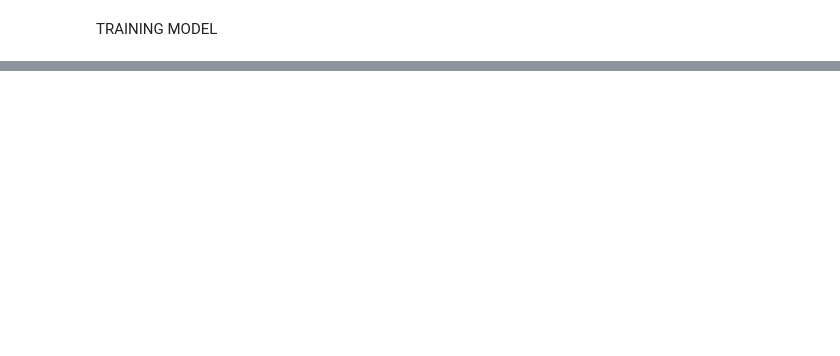
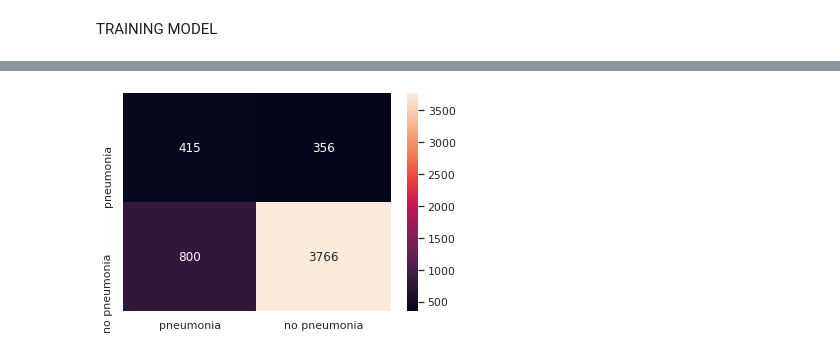
Before and after one commit to msivaraman1982/AIML-Capstone, a Jupyter notebook: src/mask_rcnn/MaskRCNN.ipynb, the cells around one changed output, grey strips where cells are left out. Drawn from its saved outputs; the diff is of its cells as text; code cells hidden in the pictures; blank space fills up the shorter version.

Commit message:
version 1.1 of Mask RCNN with 78% accuracy

```diff
--- a/src/mask_rcnn/MaskRCNN.ipynb
+++ b/src/mask_rcnn/MaskRCNN.ipynb
@@ -179,11 +181,11 @@ class DetectorDataset(utils.Dataset):
 # %% [markdown]
 DATA SPLIT INTO TRAIN AND VALIDATION
 # %%
-sorted(image_files[:200])
+sorted(image_files)
 random.seed(0)
 random.shuffle(image_files)
 
-train_image_count = 50 #int(0.8 * len(image_files))
+train_image_count = int(0.8 * len(image_files))
 train_image_files = image_files[:train_image_count]
 val_image_files = image_files[train_image_count:]
 # %%
@@ -217,5 +251,5 @@ box_ind is deprecated, use box_indices instead
 # %%
-NUM_EPOCHS = 10
+NUM_EPOCHS = 30
 
 # Train Mask-RCNN Model
 import warnings
@@ -224,5 +258,6 @@ warnings.filterwarnings("ignore")
 model.train(dataset_train, dataset_val,
             learning_rate=config.LEARNING_RATE,
             epochs=NUM_EPOCHS,
-            layers='all')
+            layers='all',
+           augmentation=augmentation)
 # %% [output]
@@ -245,0 +312,26 @@ Epoch 1/10
+# %%
+fp = 0
+tp = 0
+fn = 0
+tn = 0
+correct = 0
+for image_id in dataset_val.image_ids:
+    image, image_meta, class_ids, bbox, mask = modellib.load_image_gt(dataset_val, inference_config, image_id, use_mini_mask=False)
+    result = model.detect([image])[0]
+    orig_class = 0 if len(class_ids) == 0 else 1
+    predicted_class = 0 if len(result['rois']) == 0 or max(result['scores']) < .98 else 1
+    if orig_class == predicted_class:
+        correct = correct + 1
+    if orig_class == 0 and predicted_class == 1:
+        fp = fp + 1
+    if orig_class == 0 and predicted_class == 0:
+        tn = tn + 1
+    if orig_class == 1 and predicted_class == 0:
+        fn = fn + 1
+    if orig_class == 1 and predicted_class == 1:
+        tp = tp + 1
+    if (1 + image_id) % 100 == 0:
+        print("Correct:", correct, "Total:", image_id, "Correct %", correct*100.0/(1 + image_id), "%")
+        print("tp", tp, "fp", fp)
+        print("tn", tn, "fn", fn)
+        print("=================")
@@ -245,0 +356,10 @@ Epoch 1/10
+# %%
+array = [[tp, fp],
+         [fn, tn]]
+
+df = pd.DataFrame(array, ['pneumonia', 'no pneumonia'], ['pneumonia', 'no pneumonia'])
+sn.heatmap(df, annot=True, fmt ='d') # font size
+
+plt.show()
+# %% [output]
+[figure, added]
```
Also changed, not shown: parts of 14 cells of this notebook, 1 other file.
